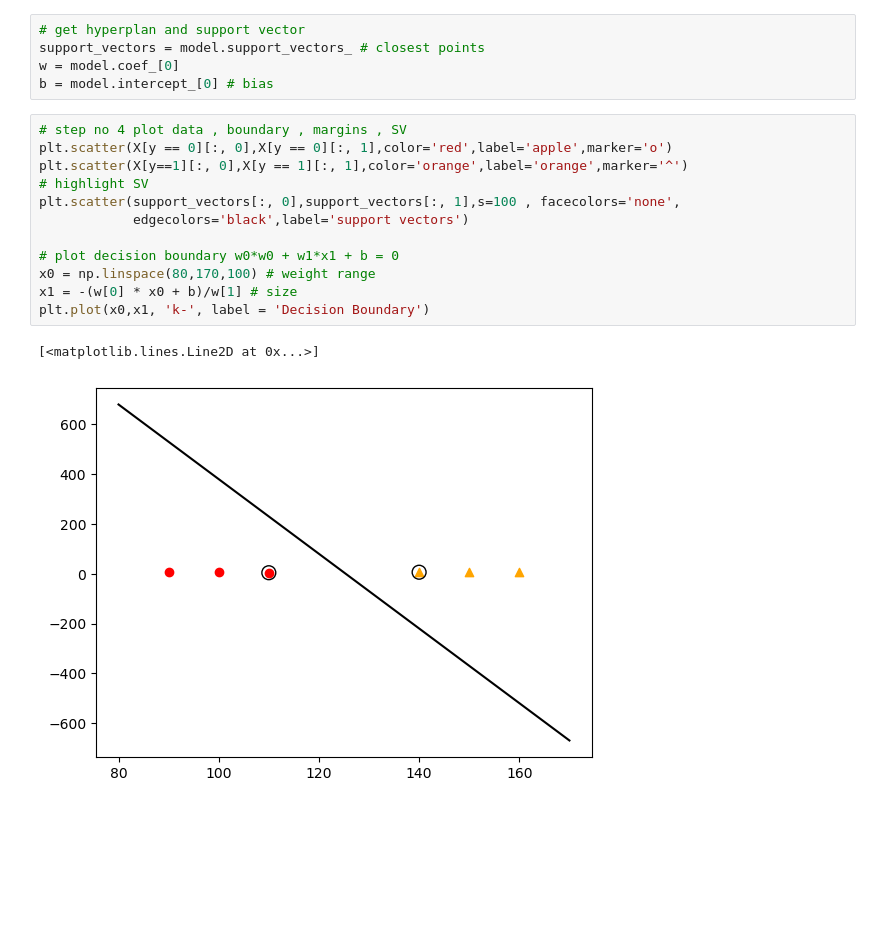
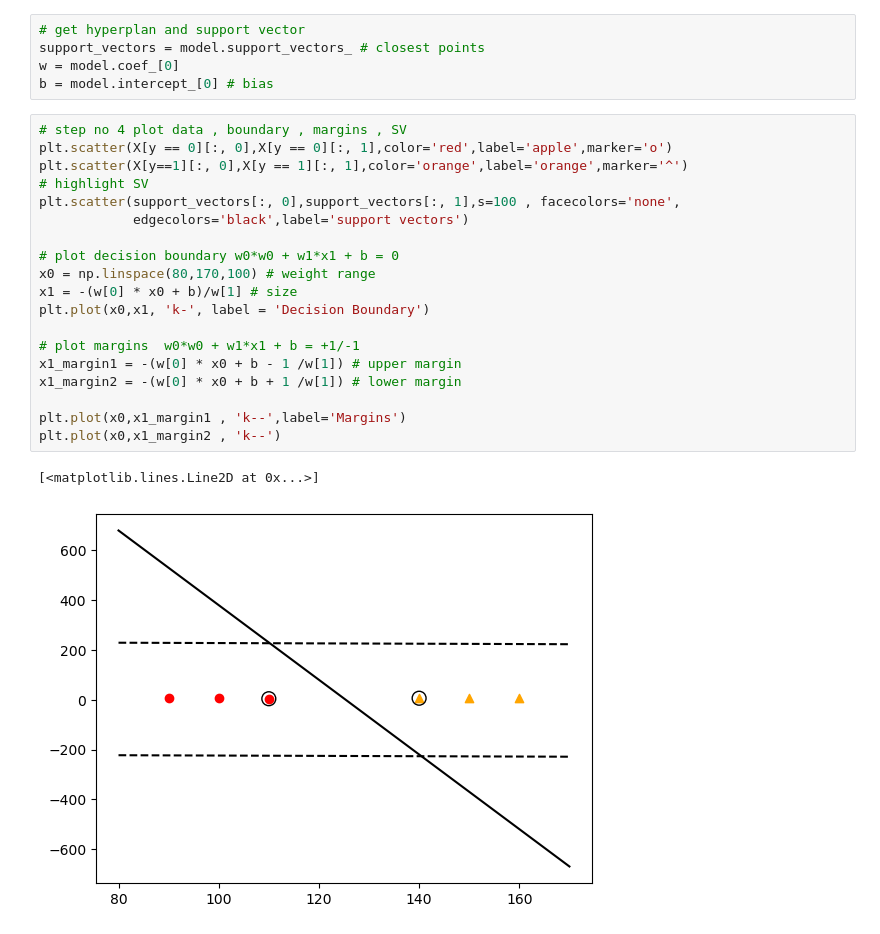
Before and after one commit to Pankaj-Str/Complete-Python-Mastery, a Jupyter notebook: 00 Examples/lecture08/Sep 08 2025/SVM_Example01.ipynb, the cells around one changed output. Drawn from its saved outputs; the diff is of its cells as text; blank space fills up the shorter version.

```diff
--- a/00 Examples/lecture08/Sep 08 2025/SVM_Example01.ipynb
+++ b/00 Examples/lecture08/Sep 08 2025/SVM_Example01.ipynb
@@ -28,15 +28,22 @@ b = model.intercept_[0] # bias
 # %%
 # step no 4 plot data , boundary , margins , SV
 plt.scatter(X[y == 0][:, 0],X[y == 0][:, 1],color='red',label='apple',marker='o')
 plt.scatter(X[y==1][:, 0],X[y == 1][:, 1],color='orange',label='orange',marker='^')
 # highlight SV
 plt.scatter(support_vectors[:, 0],support_vectors[:, 1],s=100 , facecolors='none',
             edgecolors='black',label='support vectors')
 
 # plot decision boundary w0*w0 + w1*x1 + b = 0
 x0 = np.linspace(80,170,100) # weight range
 x1 = -(w[0] * x0 + b)/w[1] # size
 plt.plot(x0,x1, 'k-', label = 'Decision Boundary')
+
+# plot margins  w0*w0 + w1*x1 + b = +1/-1
+x1_margin1 = -(w[0] * x0 + b - 1 /w[1]) # upper margin
+x1_margin2 = -(w[0] * x0 + b + 1 /w[1]) # lower margin
+
+plt.plot(x0,x1_margin1 , 'k--',label='Margins')
+plt.plot(x0,x1_margin2 , 'k--')
 # %% [output]
 [<matplotlib.lines.Line2D at 0x...>]
-[figure, old version]
+[figure, new version]
```
